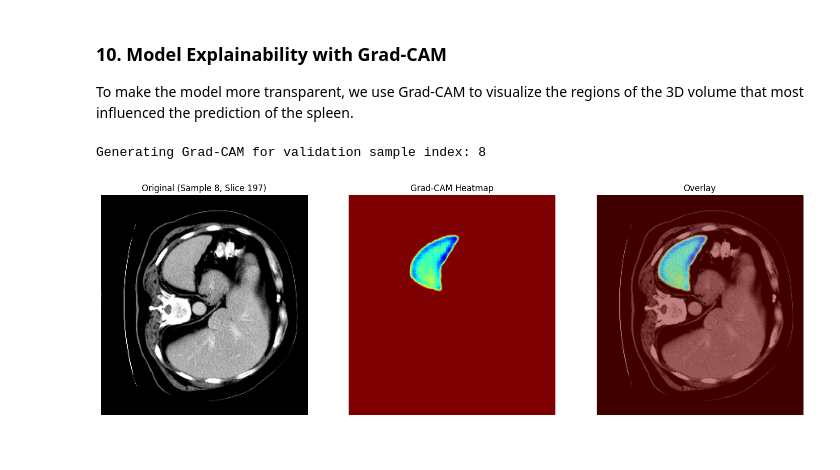
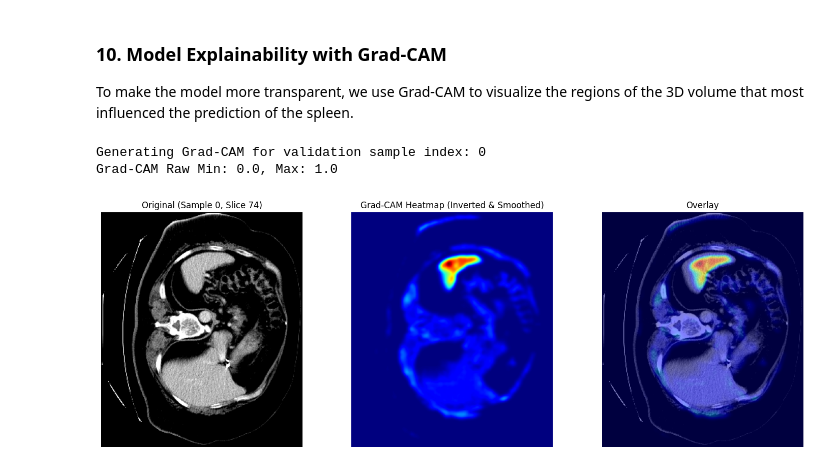
Before and after one commit to Cado87/Monai_projects, a Jupyter notebook: Spleen segmentation/Spleen_segmentation.ipynb, the cells around one changed output. Drawn from its saved outputs; the diff is of its cells as text; code cells hidden in the pictures.

Commit message:
Added heat map for model.1 layer

```diff
--- a/Spleen segmentation/Spleen_segmentation.ipynb
+++ b/Spleen segmentation/Spleen_segmentation.ipynb
@@ -477,8 +475,11 @@ Mean Dice Score on Validation Set: 0.9066
 To make the model more transparent, we use Grad-CAM to visualize the regions of the 3D volume that most influenced the prediction of the spleen.
 # %%
 import random
+import numpy as np
+import matplotlib.pyplot as plt
 from monai.visualize import GradCAM
 from monai.transforms import DivisiblePad
+from scipy.ndimage import gaussian_filter
 
 # 1. Select a random sample from the validation data
 random_val_idx = random.randint(0, len(val_ds) - 1)
@@ -487,42 +488,67 @@ sample_data = val_ds[random_val_idx]
 val_inputs = sample_data["image"][None].to(device) # Add batch dim
 val_labels = sample_data["label"][None].to(device)
 
-# 2. Initialize GradCAM
-cam = GradCAM(nn_module=model, target_layers="model.2.1")
+# 2. Initialize GradCAM with a shallower layer for broader activations
+cam = GradCAM(nn_module=model, target_layers="model.1")
 
 # 3. Ensure dimensions are divisible by 16 for the UNet skip connections
 padder = DivisiblePad(k=16)
 val_inputs_padded = padder(val_inputs[0])[None].to(device)
 
 # 4. Compute Grad-CAM for the Spleen class (index 1)
 result_cam = cam(x=val_inputs_padded, class_idx=1)
 
 # 5. Crop the CAM back to original size
 h, w, d = val_inputs.shape[2:]
 result_cam = result_cam[0, 0, :h, :w, :d]
+
+# --- Debugging & Normalization ---
+cam_min, cam_max = result_cam.min().item(), result_cam.max().item()
+print(f"Grad-CAM Raw Min: {cam_min}, Max: {cam_max}")
+
+if cam_max > cam_min:
+    # Normalize to [0, 1]
+    result_cam = (result_cam - cam_min) / (cam_max - cam_min)
+    # Move to CPU and convert to NumPy for SciPy operations
+    result_cam = result_cam.cpu().numpy()
+    # Apply Gaussian blur to smooth out disperse activations
+    result_cam = gaussian_filter(result_cam, sigma=2.0)
+    # Re-normalize after blurring
+    result_cam = (result_cam - result_cam.min()) / (result_cam.max() - result_cam.min())
+
+    # --- INVERT HEATMAP ---
+    # Since shallow layers often highlight background, we invert the map
+    # so the 'cold' isolated target becomes 'hot' (red)
+    result_cam = 1.0 - result_cam
+    # ----------------------
+else:
+    result_cam = result_cam.cpu().numpy()
+    print("Warning: Grad-CAM min and max are equal. The layer might not be learning or the gradients are zero.")
+# ---------------------------------
 
 # 6. Find the best slice to visualize based on the Ground Truth
 val_true_mask = val_labels[0, 0].cpu().numpy()
 slice_idx = np.argmax(np.sum(val_true_mask, axis=(0, 1)))
 
 # 7. Visualize
 plt.figure("Grad-CAM", (18, 6))
 plt.subplot(1, 3, 1)
 plt.title(f"Original (Sample {random_val_idx}, Slice {slice_idx})")
 plt.imshow(val_inputs[0, 0, :, :, slice_idx].cpu(), cmap="gray")
 plt.axis('off')
 
 plt.subplot(1, 3, 2)
-plt.title("Grad-CAM Heatmap")
-plt.imshow(result_cam[:, :, slice_idx].cpu(), cmap="jet")
+plt.title("Grad-CAM Heatmap (Inverted & Smoothed)")
+plt.imshow(result_cam[:, :, slice_idx], cmap="jet")
 plt.axis('off')
 
 plt.subplot(1, 3, 3)
 plt.title("Overlay")
 plt.imshow(val_inputs[0, 0, :, :, slice_idx].cpu(), cmap="gray")
-plt.imshow(result_cam[:, :, slice_idx].cpu(), cmap="jet", alpha=0.5)
+plt.imshow(result_cam[:, :, slice_idx], cmap="jet", alpha=0.5)
 plt.axis('off')
 plt.show()
 # %% [output]
-Generating Grad-CAM for validation sample index: 8
+Generating Grad-CAM for validation sample index: 0
+Grad-CAM Raw Min: 0.0, Max: 1.0
-[figure, old version]
+[figure, new version]
```
Also changed, not shown: parts of 6 cells of this notebook.
